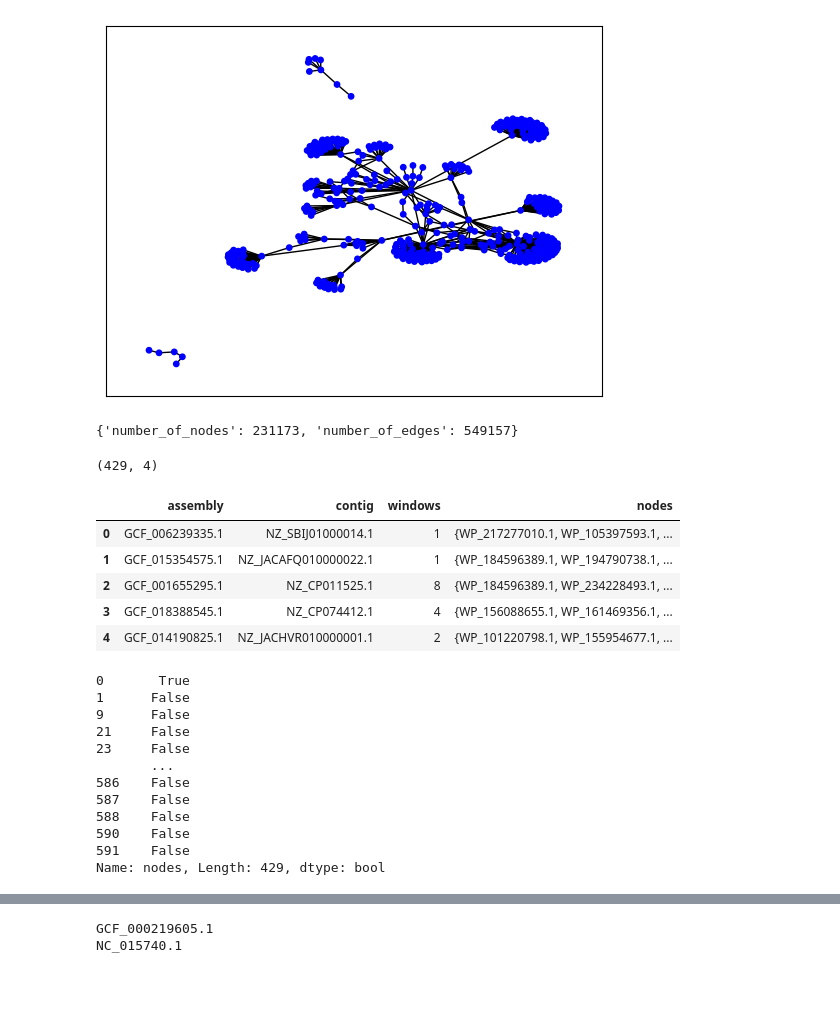
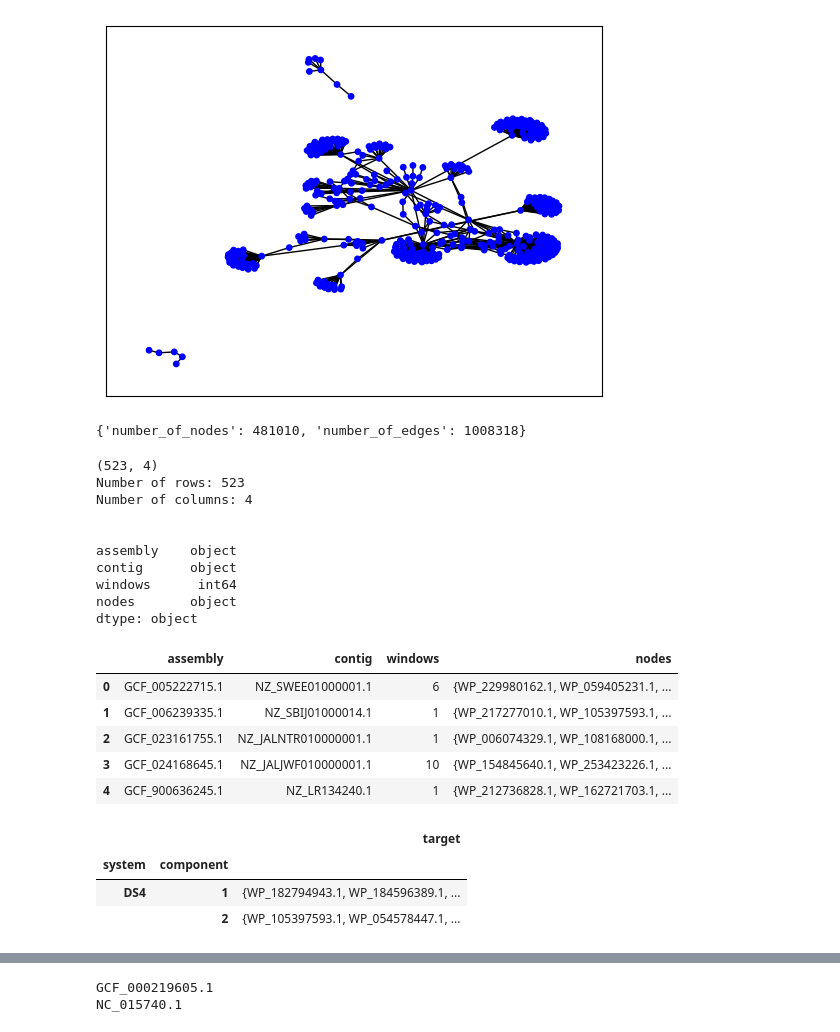
Before and after one commit to bioinformagica/icetea, a Jupyter notebook: workflow/notebooks/query_network.ipynb, the cells around one changed output, grey strips where cells are left out. Saved outputs shown, nothing was run; the diff lists cells and outputs as text; code cells hidden in the pictures; blank space fills up the shorter version.

```diff
--- a/workflow/notebooks/query_network.ipynb
+++ b/workflow/notebooks/query_network.ipynb
@@ -97,8 +98,6 @@ query_network = partial(query_network, G, radius=query_radius)
 windows = (
     systems
     .explode('target')
-    .groupby(['system', 'component'])
-    .head(2)
     .assign(
         close_nodes = lambda df_: df_.target.apply(query_network),
     )
@@ -130,20 +141,21 @@ plot_subgraph(subgraph, chain.from_iterable(windows.target.unique()))
 # %% [output]
 [figure]
 # %%
-g = G.subgraph(set(chain.from_iterable(windows.close_nodes)))
-get_graph_description(g)
+# Get the system subgraph
+system_G = G.subgraph(set(chain.from_iterable(windows.close_nodes)))
+get_graph_description(system_G)
 # %% [output]
-{'number_of_nodes': 231173, 'number_of_edges': 549157}
+{'number_of_nodes': 481010, 'number_of_edges': 1008318}
 # %%
 def get_node_info(G, node):
     return G.nodes(data=True)[node]['info']
 
-get_node_info = partial(get_node_info, G)
 
 def get_edge_info(G, edge):
     return G.edges(data=True)[edge]['info']
 
 get_edge_info = partial(get_edge_info, G)
+get_node_info = partial(get_node_info, G)
 
 
 def extract_edge_info(G):
@@ -174,56 +186,71 @@ def format_edge_info(edge_info):
         .apply(lambda df_:
             set(chain.from_iterable(df_[['gsource', 'gtarget']].values))
         )
         .rename('nodes')
         .reset_index()
     )
 
+def head(df, n=5):
+    """
+    Mostra o número de linhas, colunas
+    e os tipos dos dados
+    """
+    print(f'Number of rows: {df.shape[0]:,}')
+    print(f'Number of columns: {df.shape[1]:,}')
+    print('\n', df.dtypes, sep='\n')
+
+    return df.iloc[:n]
+pd.DataFrame.head = head
+
+
+
 positive_matches = set(windows.target)
 
-edge_infos = extract_edge_info(g)
+edge_infos = extract_edge_info(system_G)
 
 remove_contigs_without_matches = filter(
         lambda tup: set(chain.from_iterable((i[:2] for i in tup[2]))) & positive_matches,
         edge_infos
 )
 
 as_dfs = map(format_edge_info, remove_contigs_without_matches)
-
 
 all_positive_windows = (
     pd.concat(
         as_dfs,
         ignore_index=True,
     )
     .loc[lambda df_: df_.nodes.apply(lambda x: bool(x & positive_matches))]
     .reset_index(drop=True)
 )
 
 print(all_positive_windows.shape)
 all_positive_windows.head()
 # %% [output]
-(429, 4)
+(523, 4)
+Number of rows: 523
+Number of columns: 4
+
+
+assembly    object
+contig      object
+windows      int64
+nodes       object
+dtype: object
 |  | assembly | contig | windows | nodes |
-| 0 | GCF_006239335.1 | NZ_SBIJ01000014.1 | 1 | {WP_217277010.1, WP_105397593.1, ... |
-| 1 | GCF_015354575.1 | NZ_JACAFQ010000022.1 | 1 | {WP_184596389.1, WP_194790738.1, ... |
-| 2 | GCF_001655295.1 | NZ_CP011525.1 | 8 | {WP_184596389.1, WP_234228493.1, ... |
-| 3 | GCF_018388545.1 | NZ_CP074412.1 | 4 | {WP_156088655.1, WP_161469356.1, ... |
-| 4 | GCF_014190825.1 | NZ_JACHVR010000001.1 | 2 | {WP_101220798.1, WP_155954677.1, ... |
+| 0 | GCF_005222715.1 | NZ_SWEE01000001.1 | 6 | {WP_229980162.1, WP_059405231.1, ... |
+| 1 | GCF_006239335.1 | NZ_SBIJ01000014.1 | 1 | {WP_217277010.1, WP_105397593.1, ... |
+| 2 | GCF_023161755.1 | NZ_JALNTR010000001.1 | 1 | {WP_006074329.1, WP_108168000.1, ... |
+| 3 | GCF_024168645.1 | NZ_JALJWF010000001.1 | 10 | {WP_154845640.1, WP_253423226.1, ... |
+| 4 | GCF_900636245.1 | NZ_LR134240.1 | 1 | {WP_212736828.1, WP_162721703.1, ... |
 # %%
-all_positive_windows.nodes & {'WP_105397593.1'}
+# all_positive_windows.nodes & {'WP_105397593.1'}
+systems
 # %% [output]
-0       True
-1      False
-9      False
-21     False
-23     False
-       ...
-586    False
-587    False
-588    False
-590    False
-591    False
-Name: nodes, Length: 429, dtype: bool
+|  |  | target |
+| system | component |  |
+| DS4 | 1 | {WP_182794943.1, WP_184596389.1, ... |
+|  | 2 | {WP_105397593.1, WP_054578447.1, ... |
 # %%
 def split_col_to_multiindex(df, sep='-', names=None):
     df.columns = pd.MultiIndex.from_tuples(df.columns.to_series().str.split(sep).apply(tuple), names=names)
```
Also changed, not shown: parts of 17 cells of this notebook, 1 other file.
